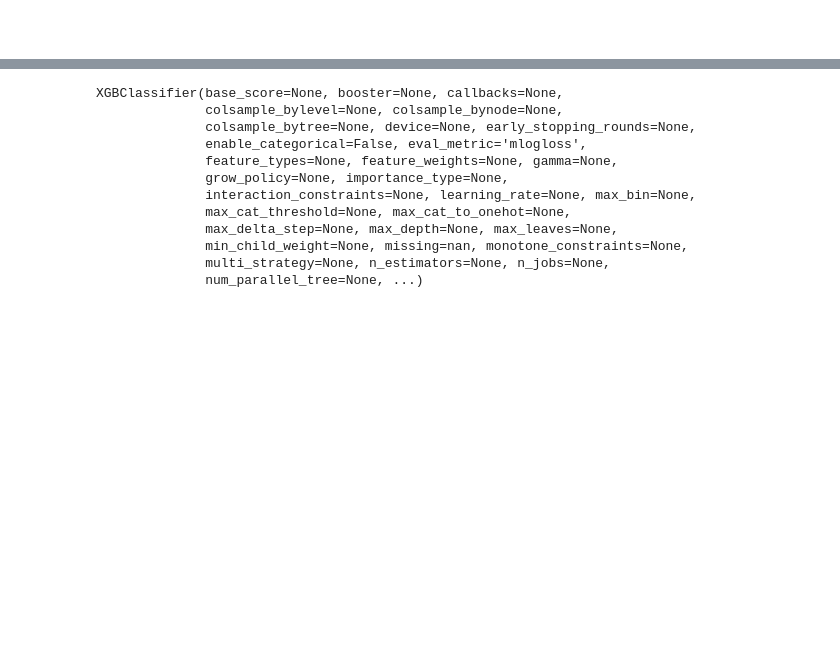
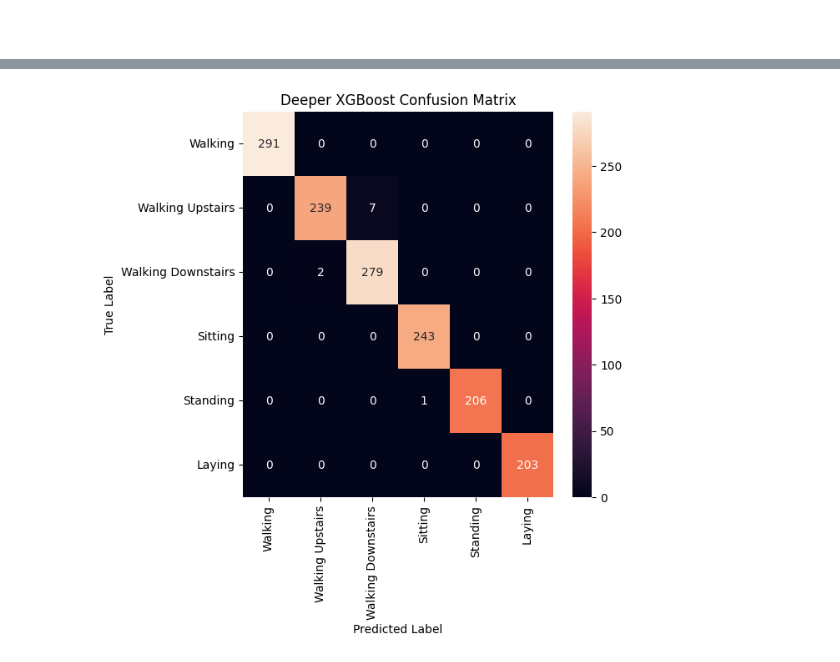
Before and after one commit to nbhatt1539/CSC5610-Final-project-E302, a Jupyter notebook: CSC6621Final project.ipynb, the cells around one changed output, grey strips where cells are left out. Saved outputs shown, nothing was run; the diff lists cells and outputs as text; code cells hidden in the pictures; blank space fills up the shorter version.

```diff
--- a/CSC6621Final project.ipynb
+++ b/CSC6621Final project.ipynb
@@ -269,0 +281,10 @@ xgb_predictions = xgb_model.predict(X_test)
+# %%
+xgb_model_deep = XGBClassifier(
+    objective='multi:softprob',  # Multiclass classification
+    num_class=n_classes,
+    eval_metric=['mlogloss', 'merror'],
+    use_label_encoder=False, # Recommend to manually Label using LabelEncoder
+    n_estimators=100,  # Number of trees
+    max_depth=6,  # Maximum depth of a tree
+    random_state=42
+)
@@ -269,0 +322,6 @@ xgb_predictions = xgb_model.predict(X_test)
+# %%
+xgb_model_deep.fit(
+    X_train, y_train_encoded,
+    eval_set=[(X_train, y_train_encoded), (X_test, y_test_encoded)],
+    verbose=False
+)
@@ -282,17 +385,12 @@ plt.show()
-# %%
-eval_set = [(X_train, y_train), (X_test, y_test)]
-xgb_model = XGBClassifier(use_label_encoder=False, eval_metric='mlogloss', random_state=42)
-xgb_model.fit(X_train, y_train, eval_set=eval_set, verbose=False)
-# %% [output]
-XGBClassifier(base_score=None, booster=None, callbacks=None,
-              colsample_bylevel=None, colsample_bynode=None,
-              colsample_bytree=None, device=None, early_stopping_rounds=None,
-              enable_categorical=False, eval_metric='mlogloss',
-              feature_types=None, feature_weights=None, gamma=None,
-              grow_policy=None, importance_type=None,
-              interaction_constraints=None, learning_rate=None, max_bin=None,
-              max_cat_threshold=None, max_cat_to_onehot=None,
-              max_delta_step=None, max_depth=None, max_leaves=None,
-              min_child_weight=None, missing=nan, monotone_constraints=None,
-              multi_strategy=None, n_estimators=None, n_jobs=None,
-              num_parallel_tree=None, ...)
+# %%
+# Confusion matrix for Deeper Tree
+conf_matrix_deep = confusion_matrix(y_test_encoded, y_pred_labels_deep)
+plt.figure(figsize=(6,6))
+labels = [class_mapping[i] for i in range(len(class_mapping))]
+sns.heatmap(conf_matrix_deep, annot=True, fmt='d', xticklabels=labels, yticklabels=labels)
+plt.title("Deeper XGBoost Confusion Matrix")
+plt.ylabel('True Label')
+plt.xlabel('Predicted Label')
+plt.show()
+# %% [output]
+[figure, added]
```
Also changed, not shown: parts of 33 cells of this notebook.
